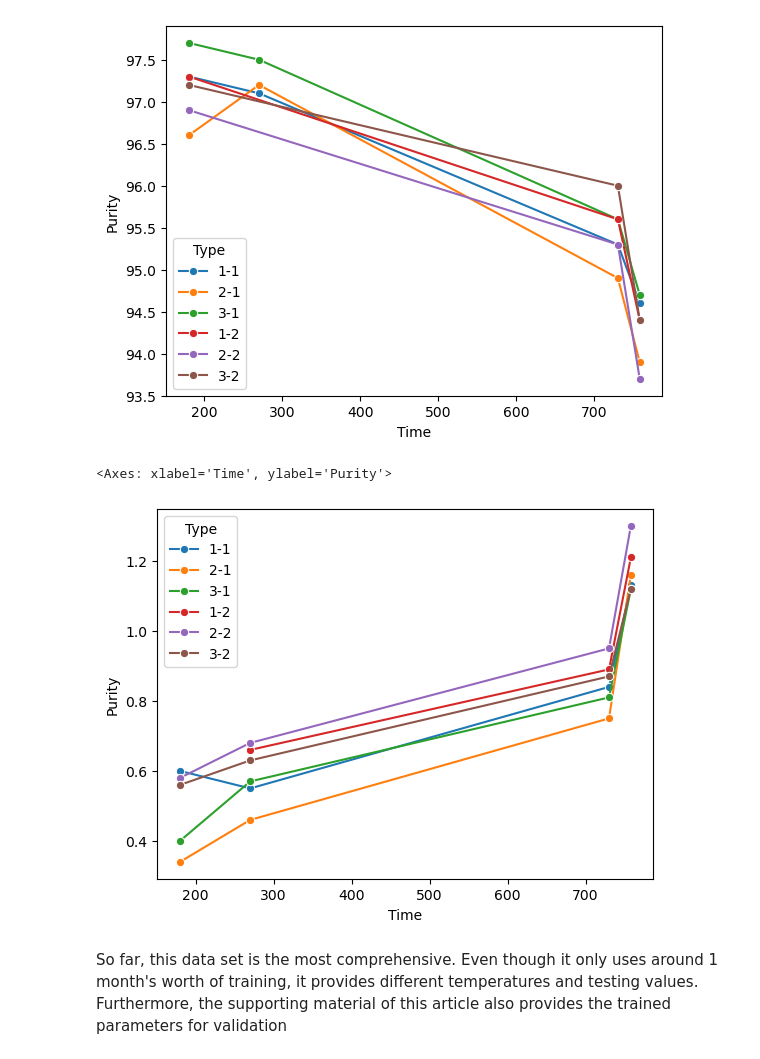
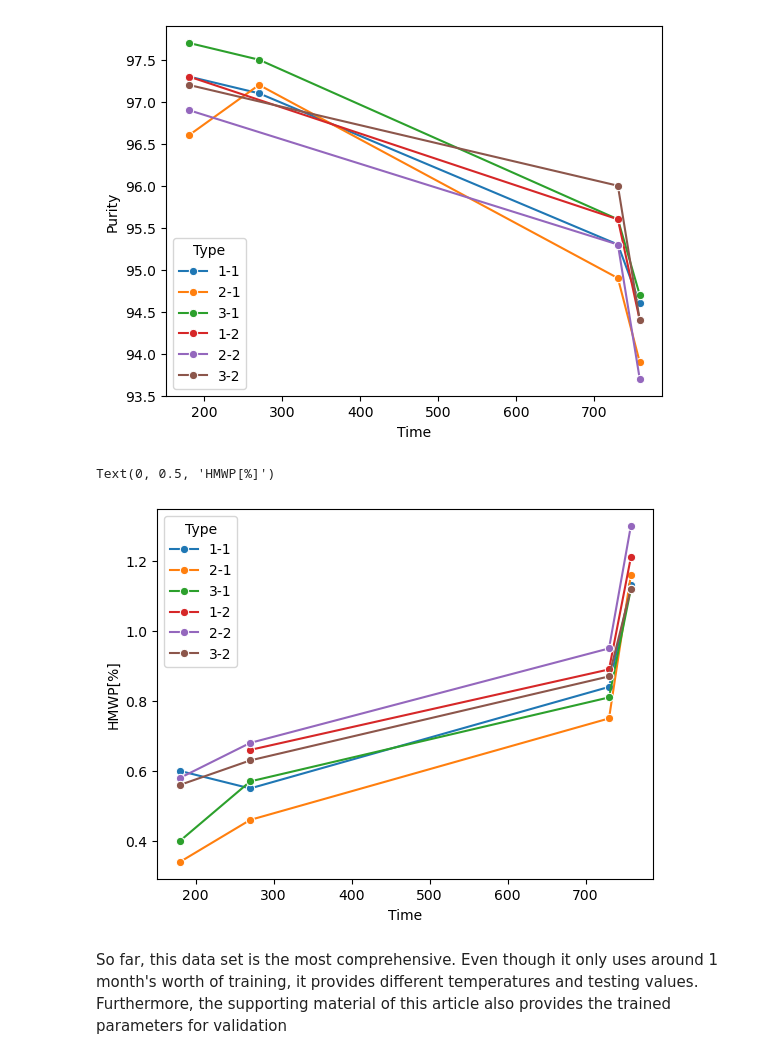
Before and after one commit to louiswids/skripsi, a Jupyter notebook: Data Compiling/4/Data.ipynb, the cells around one changed output. Cells and saved outputs as stored; diff of their text form; code cells hidden in the pictures.

```diff
--- a/Data Compiling/4/Data.ipynb
+++ b/Data Compiling/4/Data.ipynb
@@ -115,8 +112,9 @@ sns.lineplot(data=df_HPLC_L, x='Time', y='Purity', hue='Type', marker = 'o')
 [figure]
 # %%
 sns.lineplot(data=df_HMWP_L, x='Time', y='Purity', hue='Type', marker = 'o')
+plt.ylabel("HMWP[%]")
 # %% [output]
-<Axes: xlabel='Time', ylabel='Purity'>
+Text(0, 0.5, 'HMWP[%]')
-[figure, old version]
+[figure, new version]
 # %% [markdown]
 So far, this data set is the most comprehensive. Even though it only uses around 1 month's worth of training, it provides different temperatures and testing values. Furthermore, the supporting material of this article also provides the trained parameters for validation
```
Also changed, not shown: parts of 2 cells of this notebook.
